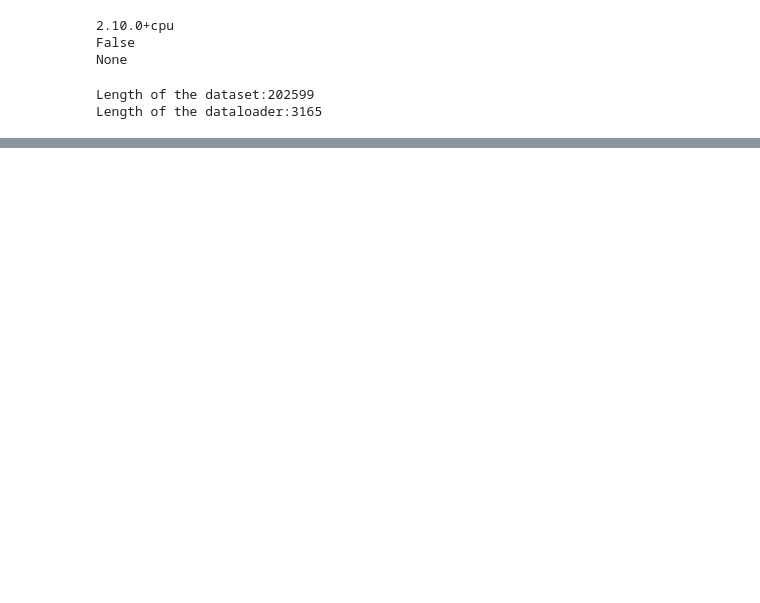
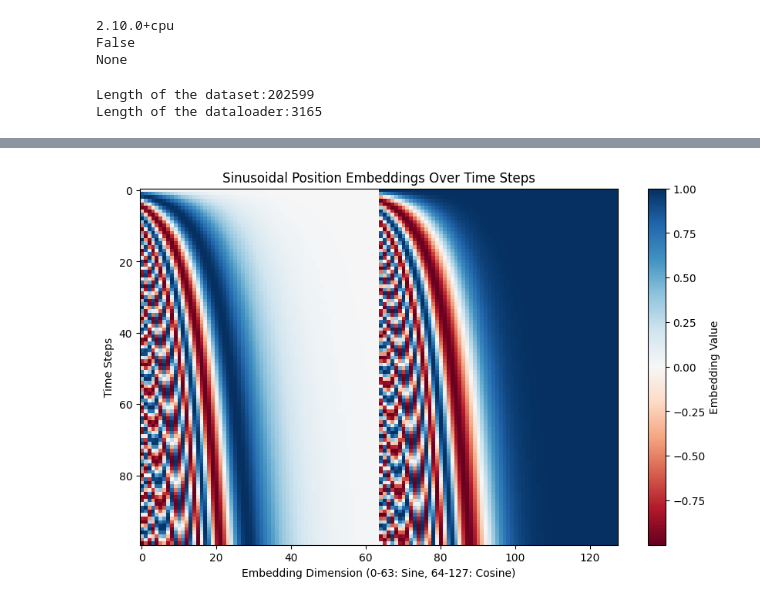
Before and after one commit to adityachaubeycode/Face_generator_DDPM, a Jupyter notebook: Face_gen.ipynb, the cells around one changed output, grey strips where cells are left out. Cells and saved outputs as stored; diff of their text form; code cells hidden in the pictures; blank space fills up the shorter version.

```diff
--- a/Face_gen.ipynb
+++ b/Face_gen.ipynb
@@ -96,16 +98,16 @@ def q_sample(x0, t, noise=None):
 import math
 import torch
 
-def Sinusoidal_Embeddings(torch.nn.Module):
+class Sinusoidal_Embeddings(torch.nn.Module):
     def __init__(self, dim:int):
-        super().__init()
+        super().__init__()
         assert dim % 2 ==0 , 'Embeddings must be divisble by two to create to sin and cos waves'
         self.dim = dim
     def forward(self, time_stamps:torch.Tensor) -> torch.Tensor:
         device = time_stamps.device
         half_dim = self.dim // 2
         scale  = math.log(10000)/(half_dim - 1)
-        freq = torch.exp(torch.arange(half_dim, dtype=torch.float32, device=divce) * -scale)
+        freq = torch.exp(torch.arange(half_dim, dtype=torch.float32, device=device) * -scale)
         embeddings = time_stamps[:, None].float() * freq[None, :]
         embeddings = torch.cat((embeddings.sin(), embeddings.cos()), dim=-1)
         return embeddings
@@ -125,3 +127,24 @@ class Time_embeddings(torch.nn.Module):
     def forward(self, time_steps:torch.Tensor)-> torch.Tensor:
         raw_emb = self.sinusoidal_emb(time_steps)
         return self.mlp(raw_emb)
+# %%
+# 1. Instantiate the embedding layer with 128 dimensions
+embedding_dim = 128
+pos_embedding = Sinusoidal_Embeddings(dim=embedding_dim)
+
+# 2. Create a batch of 100 chronological time steps (0 to 99)
+time_stamps = torch.arange(100)
+
+# 3. Generate the embeddings (Output shape will be)
+embeddings = pos_embedding(time_stamps)
+
+# 4. Plot the resulting matrix as a heatmap
+plt.figure(figsize=(10, 6))
+plt.imshow(embeddings.numpy(), cmap="RdBu", aspect="auto")
+plt.colorbar(label="Embedding Value")
+plt.title("Sinusoidal Position Embeddings Over Time Steps")
+plt.xlabel("Embedding Dimension (0-63: Sine, 64-127: Cosine)")
+plt.ylabel("Time Steps")
+plt.show()
+# %% [output]
+[figure, added]
```
Also changed, not shown: parts of 3 cells of this notebook.
